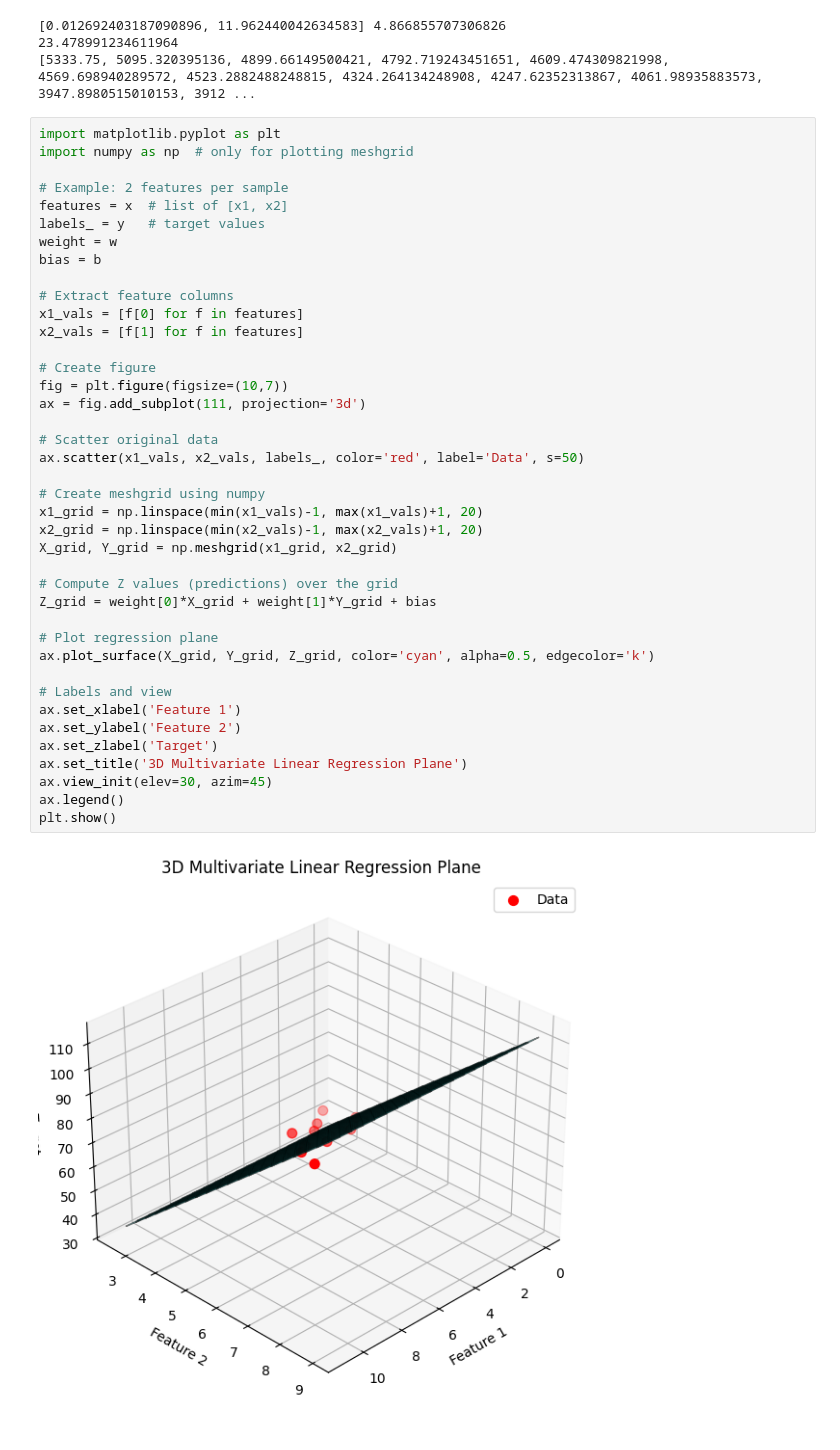
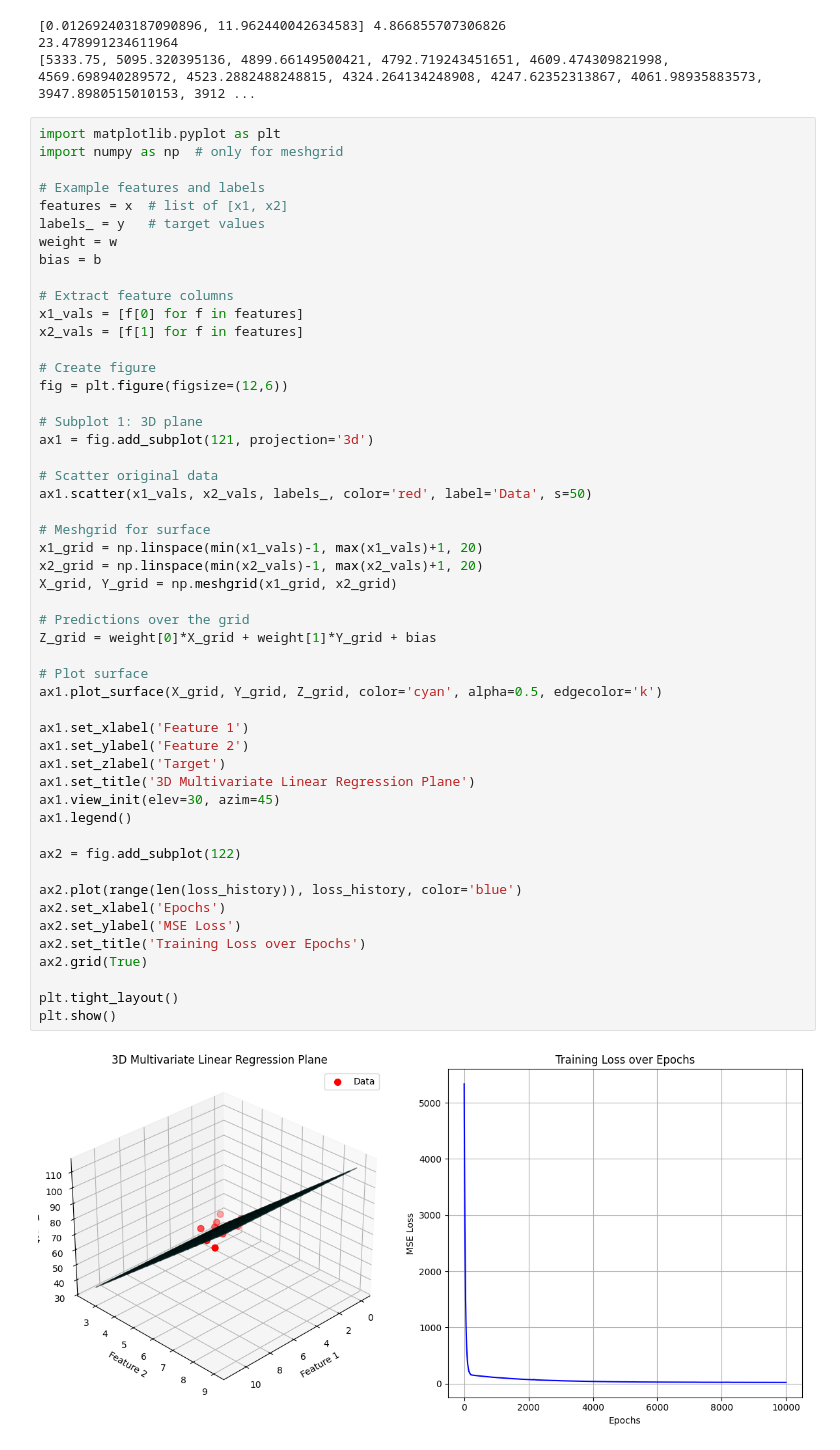
Before and after one commit to AirrStorm/ml-from-scratch-python, a Jupyter notebook: Linear Regression/Stochastic GD/multivariate.ipynb, the cells around one changed output. Cells and saved outputs as stored; diff of their text form.

```diff
--- a/Linear Regression/Stochastic GD/multivariate.ipynb
+++ b/Linear Regression/Stochastic GD/multivariate.ipynb
@@ -127,43 +127,54 @@ print(loss_history)
 [5333.75, 5095.320395136, 4899.66149500421, 4792.719243451651, 4609.474309821998, 4569.698940289572, 4523.2882488248815, 4324.264134248908, 4247.62352313867, 4061.98935883573, 3947.8980515010153, 3912 ...
 # %%
 import matplotlib.pyplot as plt
-import numpy as np  # only for plotting meshgrid
+import numpy as np  # only for meshgrid
 
-# Example: 2 features per sample
+# Example features and labels
 features = x  # list of [x1, x2]
 labels_ = y   # target values
 weight = w
 bias = b
 
 # Extract feature columns
 x1_vals = [f[0] for f in features]
 x2_vals = [f[1] for f in features]
 
 # Create figure
-fig = plt.figure(figsize=(10,7))
-ax = fig.add_subplot(111, projection='3d')
+fig = plt.figure(figsize=(12,6))
+
+# Subplot 1: 3D plane
+ax1 = fig.add_subplot(121, projection='3d')
 
 # Scatter original data
-ax.scatter(x1_vals, x2_vals, labels_, color='red', label='Data', s=50)
+ax1.scatter(x1_vals, x2_vals, labels_, color='red', label='Data', s=50)
 
-# Create meshgrid using numpy
+# Meshgrid for surface
 x1_grid = np.linspace(min(x1_vals)-1, max(x1_vals)+1, 20)
 x2_grid = np.linspace(min(x2_vals)-1, max(x2_vals)+1, 20)
 X_grid, Y_grid = np.meshgrid(x1_grid, x2_grid)
 
-# Compute Z values (predictions) over the grid
+# Predictions over the grid
 Z_grid = weight[0]*X_grid + weight[1]*Y_grid + bias
 
-# Plot regression plane
-ax.plot_surface(X_grid, Y_grid, Z_grid, color='cyan', alpha=0.5, edgecolor='k')
+# Plot surface
+ax1.plot_surface(X_grid, Y_grid, Z_grid, color='cyan', alpha=0.5, edgecolor='k')
 
-# Labels and view
-ax.set_xlabel('Feature 1')
-ax.set_ylabel('Feature 2')
-ax.set_zlabel('Target')
-ax.set_title('3D Multivariate Linear Regression Plane')
-ax.view_init(elev=30, azim=45)
-ax.legend()
+ax1.set_xlabel('Feature 1')
+ax1.set_ylabel('Feature 2')
+ax1.set_zlabel('Target')
+ax1.set_title('3D Multivariate Linear Regression Plane')
+ax1.view_init(elev=30, azim=45)
+ax1.legend()
+
+ax2 = fig.add_subplot(122)
+
+ax2.plot(range(len(loss_history)), loss_history, color='blue')
+ax2.set_xlabel('Epochs')
+ax2.set_ylabel('MSE Loss')
+ax2.set_title('Training Loss over Epochs')
+ax2.grid(True)
+
+plt.tight_layout()
 plt.show()
 # %% [output]
-[figure, old version]
+[figure, new version]
```
Also changed, not shown: 3 other files.
